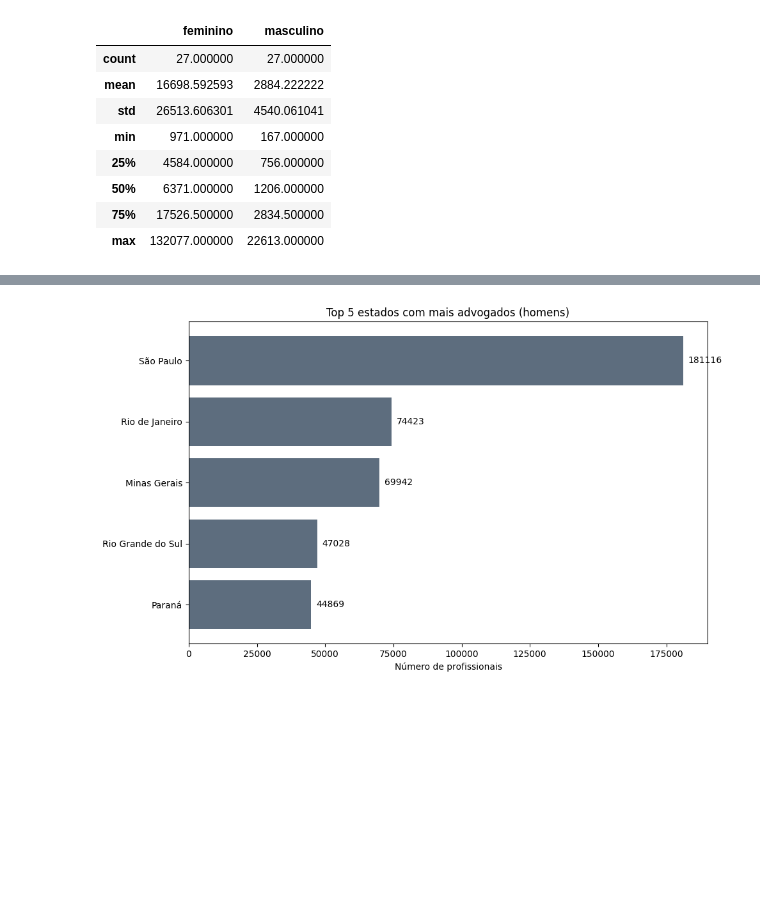
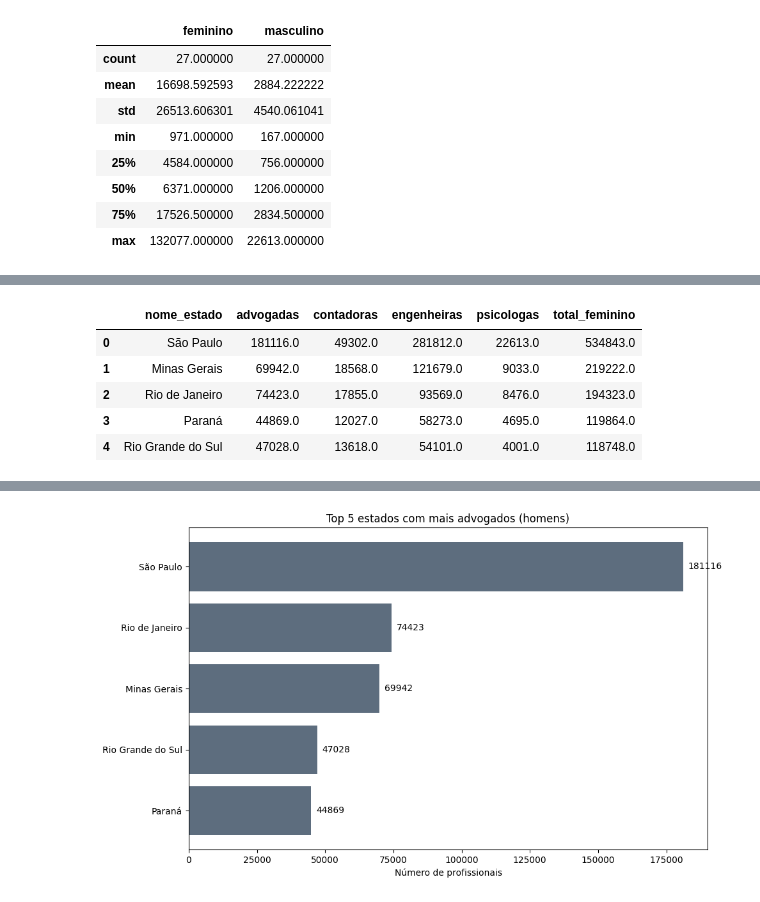
Before and after one commit to gfill99/distribuicao-de-profissoes, a Jupyter notebook: analise_de_dados/app/analise_de_dados.ipynb, the cells around one changed output, grey strips where cells are left out. Saved outputs shown, nothing was run; the diff lists cells and outputs as text; code cells hidden in the pictures; blank space fills up the shorter version.

```diff
--- a/analise_de_dados/app/analise_de_dados.ipynb
+++ b/analise_de_dados/app/analise_de_dados.ipynb
@@ -436,0 +291,31 @@ plt.show()
+# %%
+def distribuir_profissao_por_genero(genero, total_genero, nomes_femininos=False):
+    if nomes_femininos:
+        nomes_colunas = {
+            'advogados': 'advogadas',
+            'contadores': 'contadoras',
+            'engenheiros': 'engenheiras',
+            'psicologos': 'psicologas'
+        }
+    else:
+        nomes_colunas = {
+            'advogados': 'advogados',
+            'contadores': 'contadores',
+            'engenheiros': 'engenheiros',
+            'psicologos': 'psicologos'
+        }
+
+    query = f"""
+        SELECT
+            nome_estado,
+            SUM({genero.upper()}_advogados) AS {nomes_colunas['advogados']},
+            SUM({genero.upper()}_contadores) AS {nomes_colunas['contadores']},
+            SUM({genero.upper()}_engenheiros) AS {nomes_colunas['engenheiros']},
+            SUM({genero.upper()}_psicologos) AS {nomes_colunas['psicologos']},
+            SUM({genero.upper()}_advogados + {genero.upper()}_contadores + {genero.upper()}_engenheiros + {genero.upper()}_psicologos) AS {total_genero}
+        FROM df_estados_profissoes
+        GROUP BY nome_estado
+        ORDER BY {total_genero} DESC
+        LIMIT 5
+    """
+    return con.execute(query).df()
@@ -436,0 +332,10 @@ plt.show()
+# %%
+maiores_estados_feminino = distribuir_profissao_por_genero('M', 'total_feminino', nomes_femininos=True)
+maiores_estados_feminino
+# %% [output]
+|  | nome_estado | advogadas | contadoras | engenheiras | psicologas | total_feminino |
+| 0 | São Paulo | 181116.0 | 49302.0 | 281812.0 | 22613.0 | 534843.0 |
+| 1 | Minas Gerais | 69942.0 | 18568.0 | 121679.0 | 9033.0 | 219222.0 |
+| 2 | Rio de Janeiro | 74423.0 | 17855.0 | 93569.0 | 8476.0 | 194323.0 |
+| 3 | Paraná | 44869.0 | 12027.0 | 58273.0 | 4695.0 | 119864.0 |
+| 4 | Rio Grande do Sul | 47028.0 | 13618.0 | 54101.0 | 4001.0 | 118748.0 |
```
Also changed, not shown: parts of 19 cells of this notebook.
